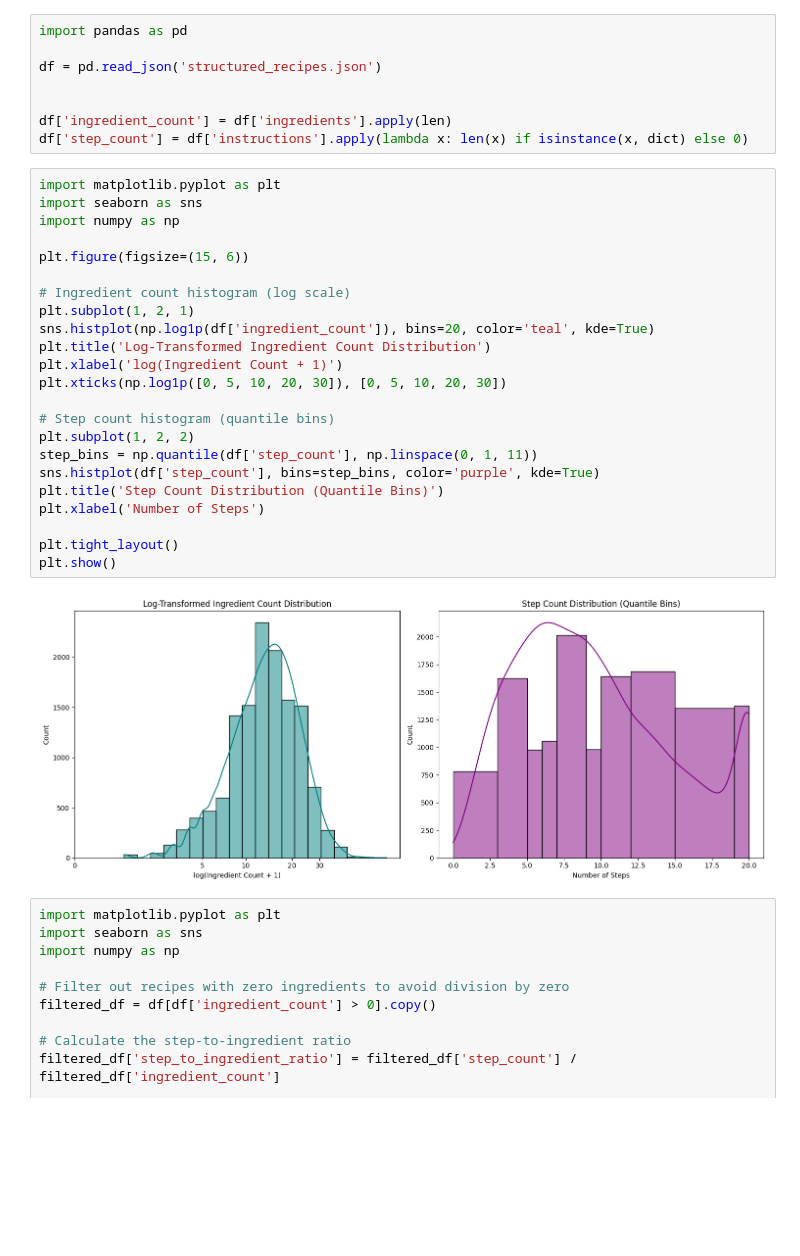
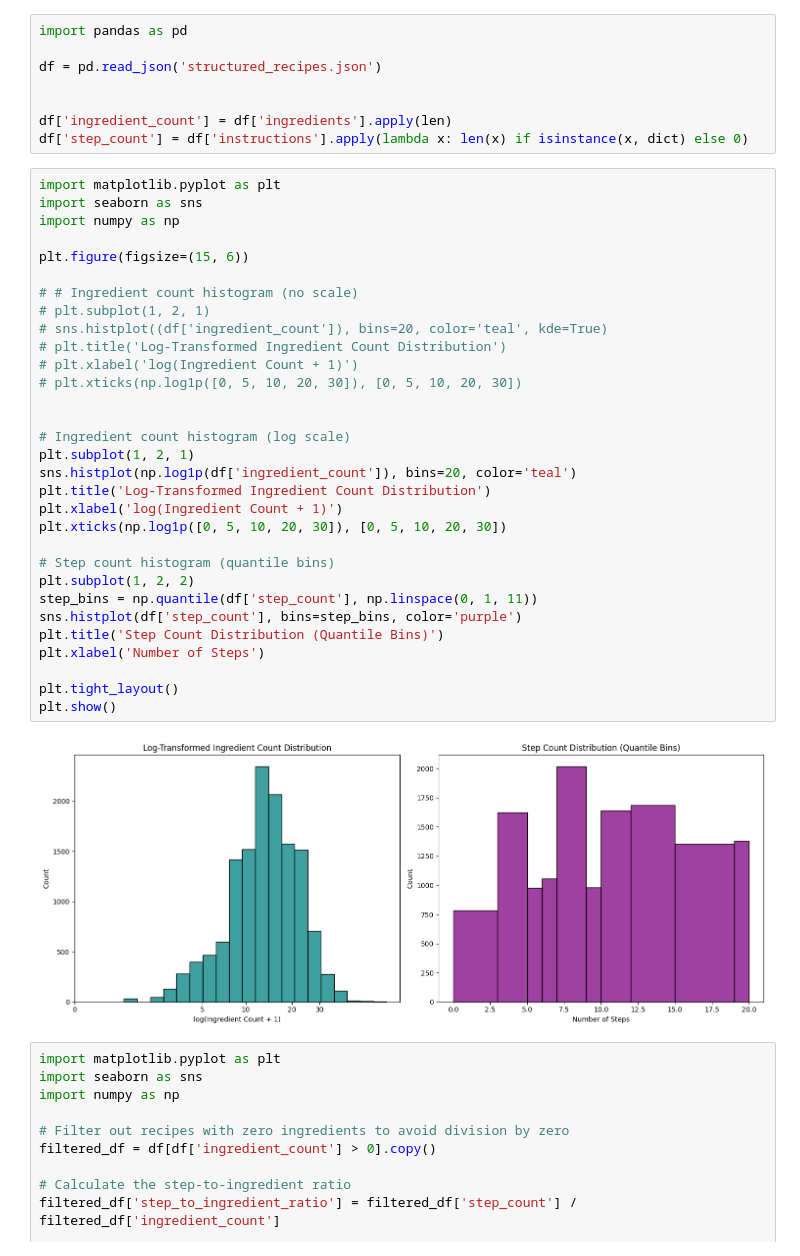
Before and after one commit to crunchdomo/llm_conversation, a Jupyter notebook: recipe_selection.ipynb, the cells around one changed output. Drawn from its saved outputs; the diff is of its cells as text; blank space fills up the shorter version.

```diff
--- a/recipe_selection.ipynb
+++ b/recipe_selection.ipynb
@@ -13,28 +25,36 @@ df['step_count'] = df['instructions'].apply(lambda x: len(x) if isinstance(x, di
 # %%
 import matplotlib.pyplot as plt
 import seaborn as sns
 import numpy as np
 
 plt.figure(figsize=(15, 6))
 
+# # Ingredient count histogram (no scale)
+# plt.subplot(1, 2, 1)
+# sns.histplot((df['ingredient_count']), bins=20, color='teal', kde=True)
+# plt.title('Log-Transformed Ingredient Count Distribution')
+# plt.xlabel('log(Ingredient Count + 1)')
+# plt.xticks(np.log1p([0, 5, 10, 20, 30]), [0, 5, 10, 20, 30])
+
+
 # Ingredient count histogram (log scale)
 plt.subplot(1, 2, 1)
-sns.histplot(np.log1p(df['ingredient_count']), bins=20, color='teal', kde=True)
+sns.histplot(np.log1p(df['ingredient_count']), bins=20, color='teal')
 plt.title('Log-Transformed Ingredient Count Distribution')
 plt.xlabel('log(Ingredient Count + 1)')
 plt.xticks(np.log1p([0, 5, 10, 20, 30]), [0, 5, 10, 20, 30])
 
 # Step count histogram (quantile bins)
 plt.subplot(1, 2, 2)
 step_bins = np.quantile(df['step_count'], np.linspace(0, 1, 11))
-sns.histplot(df['step_count'], bins=step_bins, color='purple', kde=True)
+sns.histplot(df['step_count'], bins=step_bins, color='purple')
 plt.title('Step Count Distribution (Quantile Bins)')
 plt.xlabel('Number of Steps')
 
 plt.tight_layout()
 plt.show()
 # %% [output]
-[figure, old version]
+[figure, new version]
 # %%
 import matplotlib.pyplot as plt
 import seaborn as sns
```
Also changed, not shown: parts of 3 cells of this notebook, 18 other files.
